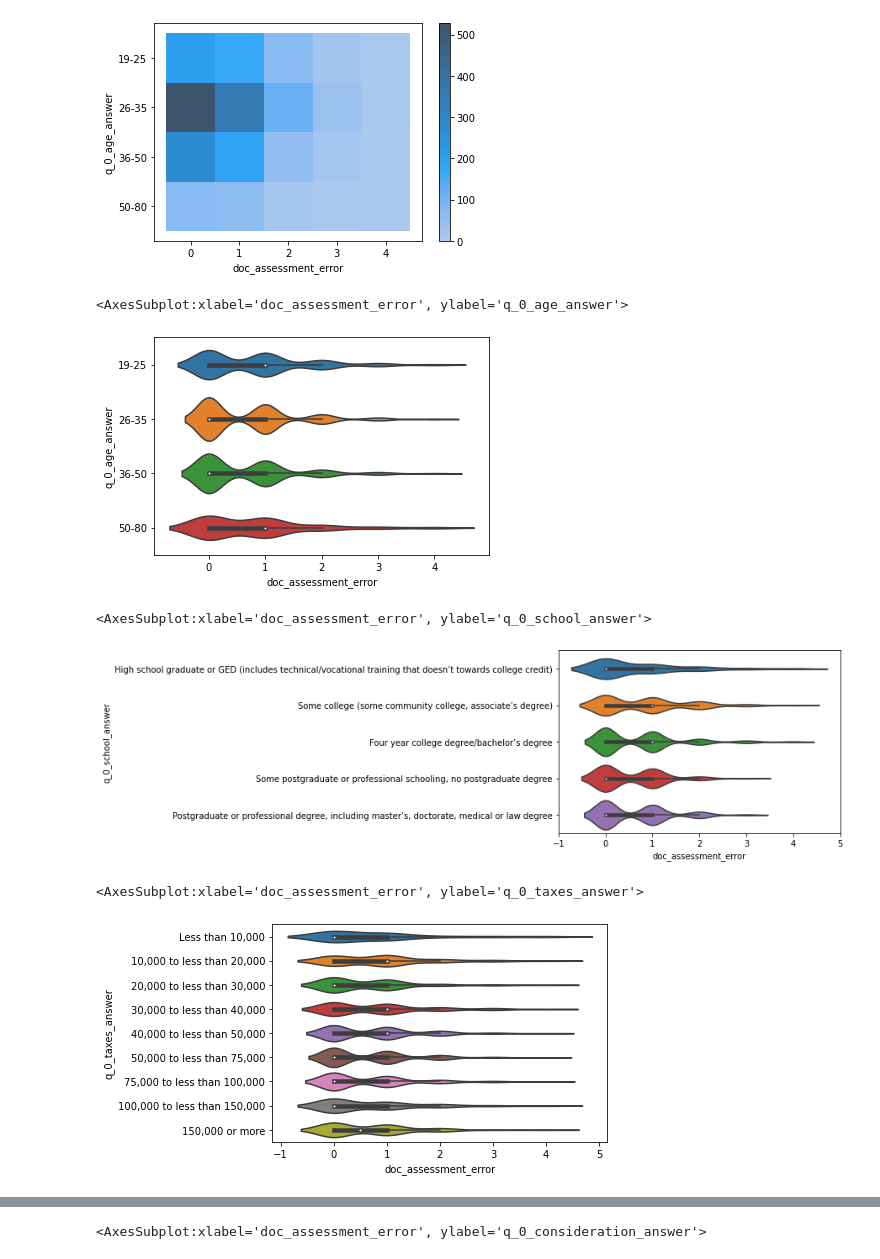
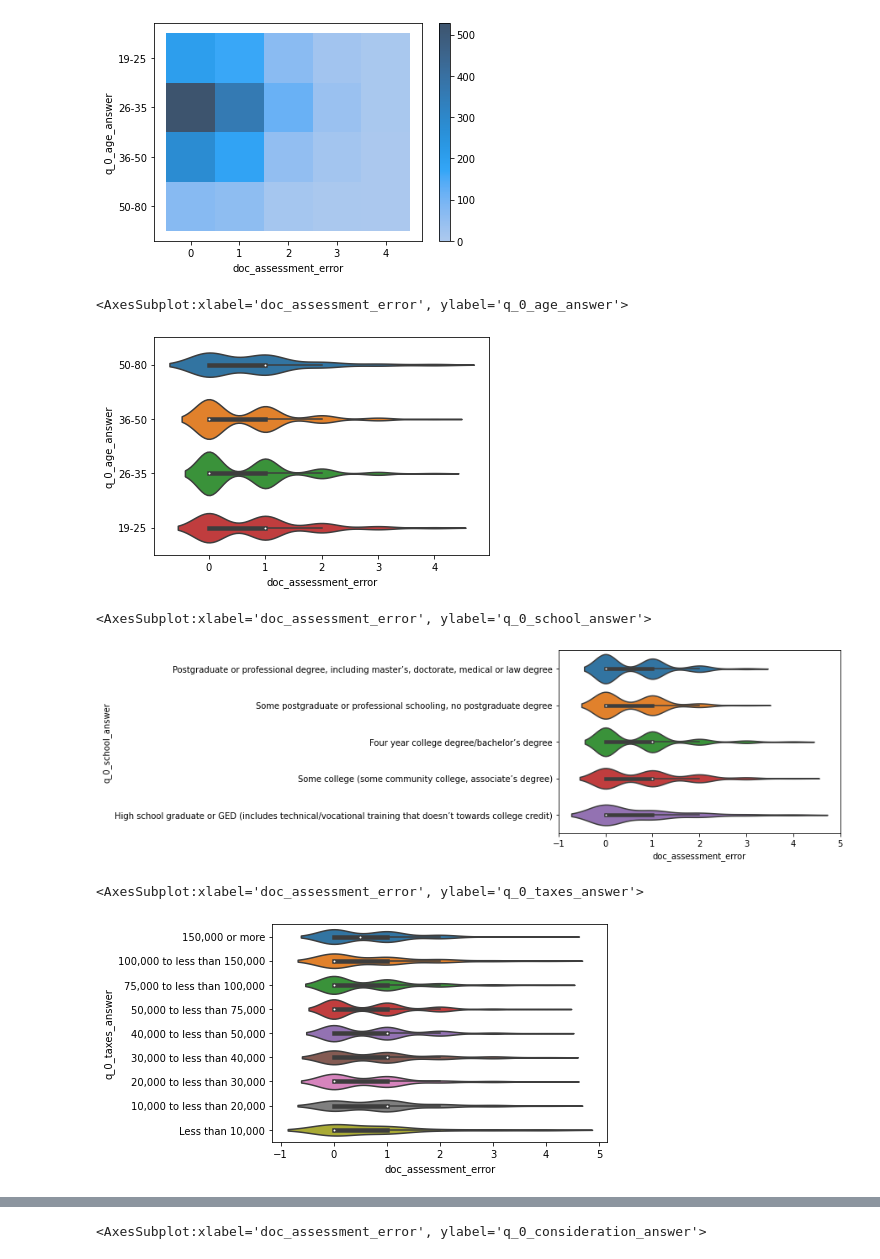
Before and after one commit to EyeofBeholder-NLeSC/play-around-sample-set, a Jupyter notebook: notebooks/IPM_worker_reliability_statistics.ipynb, the cells around one changed output, grey strips where cells are left out. Saved outputs shown, nothing was run; the diff lists cells and outputs as text; code cells hidden in the pictures.

Commit message:
plots: worker reliability statistics

```diff
--- a/notebooks/IPM_worker_reliability_statistics.ipynb
+++ b/notebooks/IPM_worker_reliability_statistics.ipynb
@@ -35,19 +35,19 @@ sns.histplot(y="q_0_age_answer", x="doc_assessment_error", data=df.sort_values(b
 [figure]
 # %%
 # workers in age range of [26, 35] and [36, 50] seams to be more reliable
-sns.violinplot(y="q_0_age_answer", x="doc_assessment_error", data=df.sort_values(by="q_0_age_value"))
+sns.violinplot(y="q_0_age_answer", x="doc_assessment_error", data=df.sort_values(by="q_0_age_value", ascending=False))
 # %% [output]
 <AxesSubplot:xlabel='doc_assessment_error', ylabel='q_0_age_answer'>
-[figure, old version]
+[figure, new version]
 # %%
 # workers with higher education (level 4 and 5) seams to be more reliable
-sns.violinplot(y="q_0_school_answer", x="doc_assessment_error", data=df.sort_values(by="q_0_school_value"))
+sns.violinplot(y="q_0_school_answer", x="doc_assessment_error", data=df.sort_values(by="q_0_school_value", ascending=False))
 # %% [output]
 <AxesSubplot:xlabel='doc_assessment_error', ylabel='q_0_school_answer'>
-[figure, old version]
+[figure, new version]
 # %%
-sns.violinplot(y="q_0_taxes_answer", x="doc_assessment_error", data=df.sort_values(by="q_0_taxes_value"))
+sns.violinplot(y="q_0_taxes_answer", x="doc_assessment_error", data=df.sort_values(by="q_0_taxes_value", ascending=False))
 # %% [output]
 <AxesSubplot:xlabel='doc_assessment_error', ylabel='q_0_taxes_answer'>
-[figure, old version]
+[figure, new version]
 # %%
```
Also changed, not shown: parts of 1 cell of this notebook.
